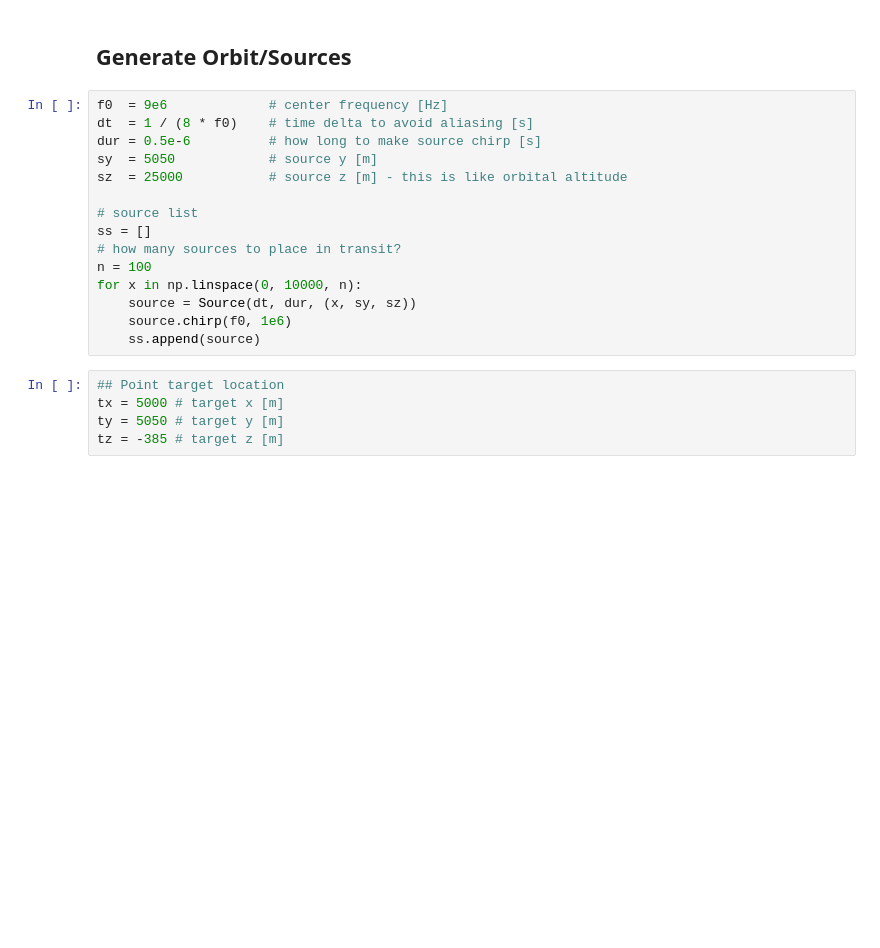
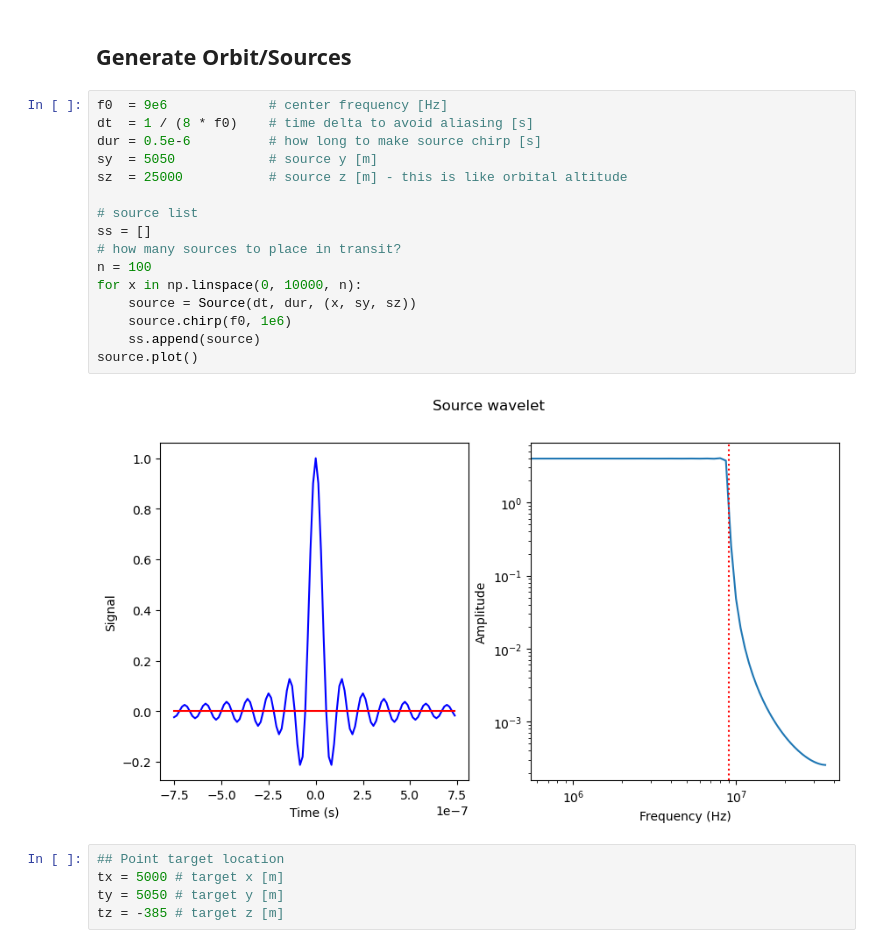
Before and after one commit to Nacnud04/EuropaRaypaths, a Jupyter notebook: TrackSims/TestFacetSize.ipynb, the cells around one changed output. Cells and saved outputs as stored; diff of their text form; blank space fills up the shorter version.

```diff
--- a/TrackSims/TestFacetSize.ipynb
+++ b/TrackSims/TestFacetSize.ipynb
@@ -35,18 +35,21 @@ for s in surfs:
 # %%
 f0  = 9e6             # center frequency [Hz]
 dt  = 1 / (8 * f0)    # time delta to avoid aliasing [s]
 dur = 0.5e-6          # how long to make source chirp [s]
 sy  = 5050            # source y [m]
 sz  = 25000           # source z [m] - this is like orbital altitude
 
 # source list
 ss = []
 # how many sources to place in transit?
 n = 100
 for x in np.linspace(0, 10000, n):
     source = Source(dt, dur, (x, sy, sz))
     source.chirp(f0, 1e6)
     ss.append(source)
+source.plot()
+# %% [output]
+[figure, added]
 # %%
 ## Point target location
 tx = 5000 # target x [m]
```
Also changed, not shown: parts of 7 cells of this notebook, 10 other files.
